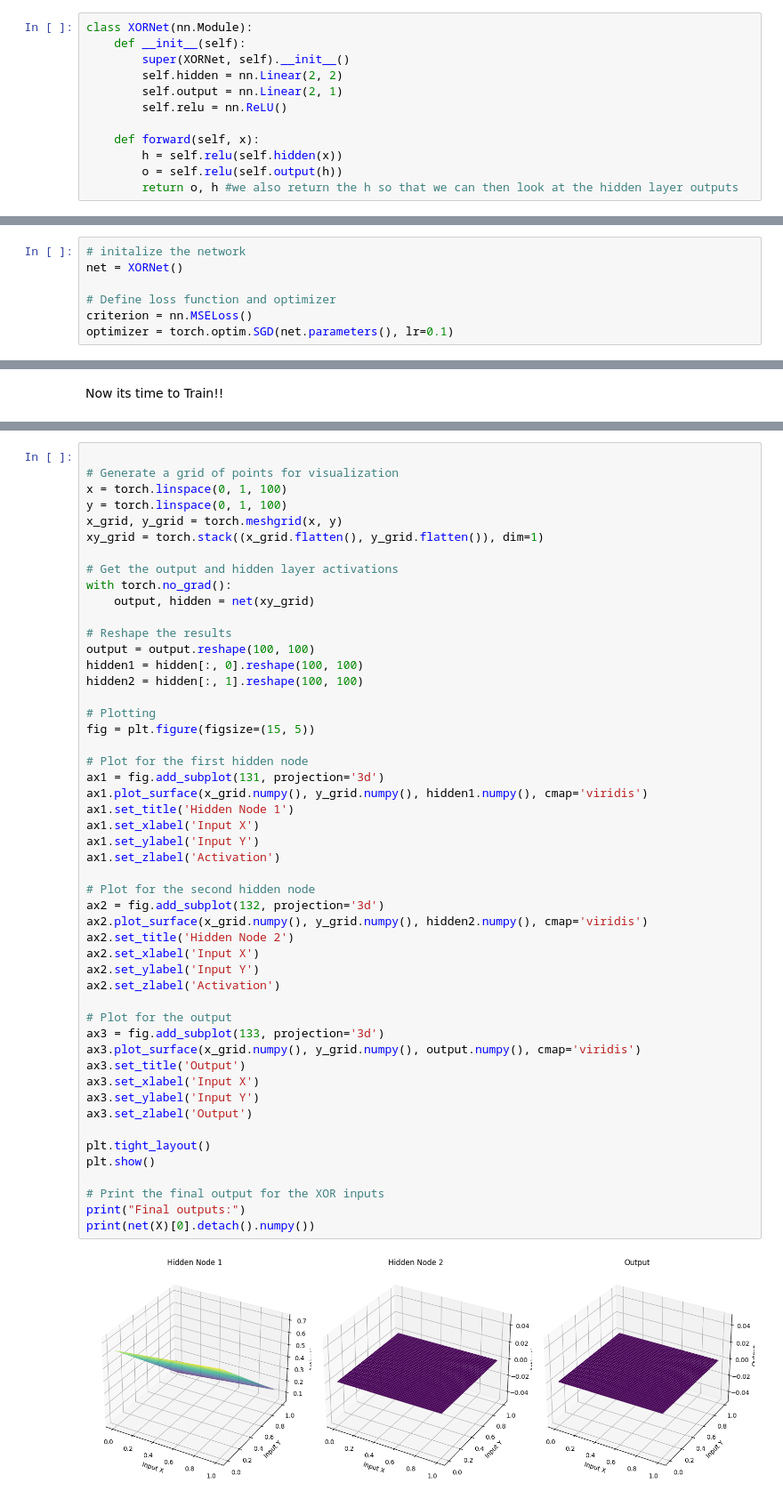
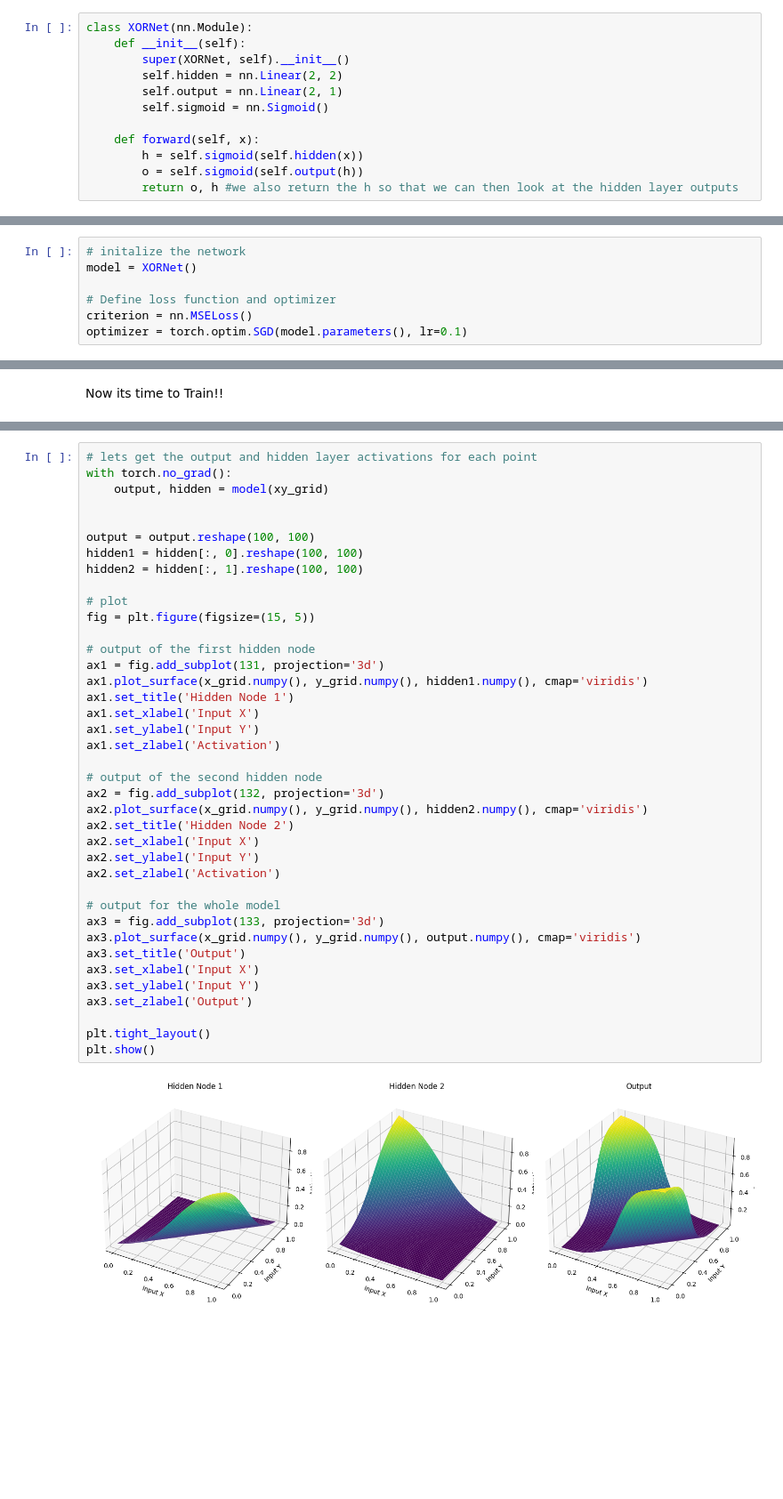
Before and after one commit to KubaJerz/learn-ml, a Jupyter notebook: tinkerLab/07lesson_eyes_everywhere.ipynb, the cells around one changed output, grey strips where cells are left out. Shown at 89% size. Drawn from its saved outputs; the diff is of its cells as text; blank space fills up the shorter version.

Commit message:
hidden layer viz

```diff
--- a/tinkerLab/07lesson_eyes_everywhere.ipynb
+++ b/tinkerLab/07lesson_eyes_everywhere.ipynb
@@ -14,9 +14,9 @@ class XORNet(nn.Module):
         super(XORNet, self).__init__()
         self.hidden = nn.Linear(2, 2)
         self.output = nn.Linear(2, 1)
-        self.relu = nn.ReLU()
+        self.sigmoid = nn.Sigmoid()
 
     def forward(self, x):
-        h = self.relu(self.hidden(x))
-        o = self.relu(self.output(h))
+        h = self.sigmoid(self.hidden(x))
+        o = self.sigmoid(self.output(h))
         return o, h #we also return the h so that we can then look at the hidden layer outputs
@@ -23,9 +25,9 @@ class XORNet(nn.Module):
 # %%
 # initalize the network
-net = XORNet()
+model = XORNet()
 
 # Define loss function and optimizer
 criterion = nn.MSELoss()
-optimizer = torch.optim.SGD(net.parameters(), lr=0.1)
+optimizer = torch.optim.SGD(model.parameters(), lr=0.1)
 # %% [markdown]
 Lets make our data:
@@ -90,52 +95,41 @@ MORE WORK BELLOW
 # %%
+# lets get the output and hidden layer activations for each point
+with torch.no_grad():
+    output, hidden = model(xy_grid)
 
-# Generate a grid of points for visualization
-x = torch.linspace(0, 1, 100)
-y = torch.linspace(0, 1, 100)
-x_grid, y_grid = torch.meshgrid(x, y)
-xy_grid = torch.stack((x_grid.flatten(), y_grid.flatten()), dim=1)
 
-# Get the output and hidden layer activations
-with torch.no_grad():
-    output, hidden = net(xy_grid)
-
-# Reshape the results
 output = output.reshape(100, 100)
 hidden1 = hidden[:, 0].reshape(100, 100)
 hidden2 = hidden[:, 1].reshape(100, 100)
 
-# Plotting
+# plot
 fig = plt.figure(figsize=(15, 5))
 
-# Plot for the first hidden node
+# output of the first hidden node
 ax1 = fig.add_subplot(131, projection='3d')
 ax1.plot_surface(x_grid.numpy(), y_grid.numpy(), hidden1.numpy(), cmap='viridis')
 ax1.set_title('Hidden Node 1')
 ax1.set_xlabel('Input X')
 ax1.set_ylabel('Input Y')
 ax1.set_zlabel('Activation')
 
-# Plot for the second hidden node
+# output of the second hidden node
 ax2 = fig.add_subplot(132, projection='3d')
 ax2.plot_surface(x_grid.numpy(), y_grid.numpy(), hidden2.numpy(), cmap='viridis')
 ax2.set_title('Hidden Node 2')
 ax2.set_xlabel('Input X')
 ax2.set_ylabel('Input Y')
 ax2.set_zlabel('Activation')
 
-# Plot for the output
+# output for the whole model
 ax3 = fig.add_subplot(133, projection='3d')
 ax3.plot_surface(x_grid.numpy(), y_grid.numpy(), output.numpy(), cmap='viridis')
 ax3.set_title('Output')
 ax3.set_xlabel('Input X')
 ax3.set_ylabel('Input Y')
 ax3.set_zlabel('Output')
 
 plt.tight_layout()
 plt.show()
-
-# Print the final output for the XOR inputs
-print("Final outputs:")
-print(net(X)[0].detach().numpy())
 # %% [output]
-[figure, old version]
+[figure, new version]
```
Also changed, not shown: parts of 11 cells of this notebook, 2 other files.
